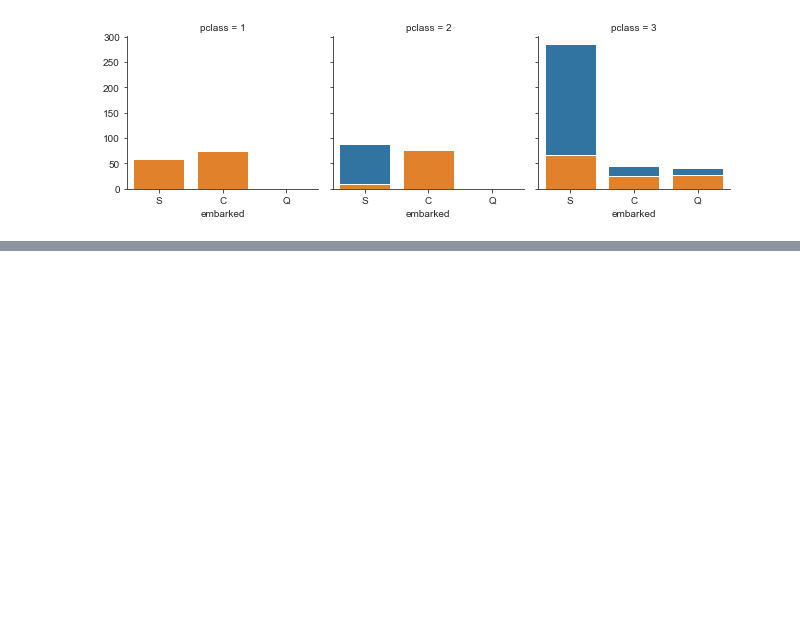
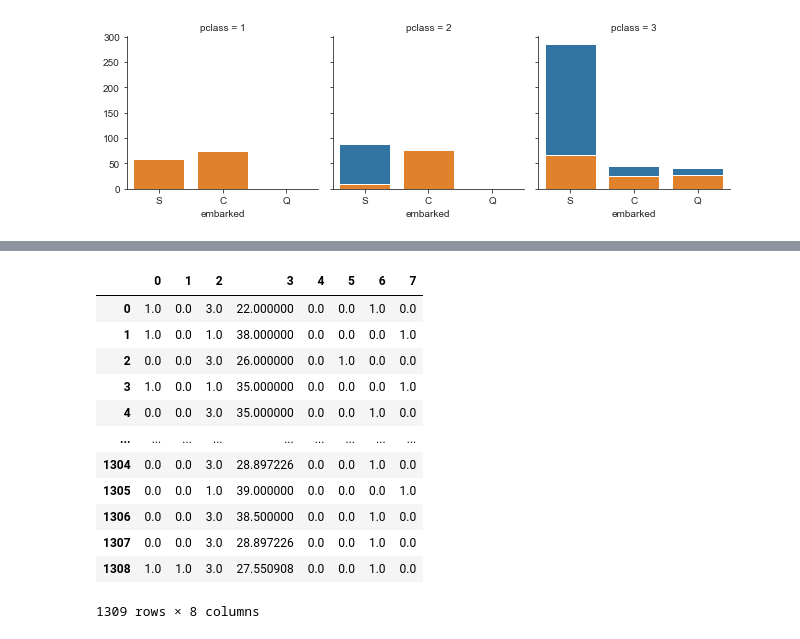
Before and after one commit to sumedhmanwar/Titanic-Machine-Learning-from-Disaster, a Jupyter notebook: TitanicNB.ipynb, the cells around one changed output, grey strips where cells are left out. Saved outputs shown, nothing was run; the diff lists cells and outputs as text; code cells hidden in the pictures; blank space fills up the shorter version.

```diff
--- a/TitanicNB.ipynb
+++ b/TitanicNB.ipynb
@@ -598,0 +500,18 @@ embarked_plot = embarked_plot.map(sns.countplot,"embarked")
+# %%
+imputer1 = IterativeImputer(LinearRegression(),max_iter=10,random_state=0)
+data_combined_mod_imputed = pd.DataFrame(imputer1.fit_transform(data_combined_mod))
+data_combined_mod_imputed
+# %% [output]
+|  | 0 | 1 | 2 | 3 | 4 | 5 | 6 | 7 |
+| 0 | 1.0 | 0.0 | 3.0 | 22.000000 | 0.0 | 0.0 | 1.0 | 0.0 |
+| 1 | 1.0 | 0.0 | 1.0 | 38.000000 | 0.0 | 0.0 | 0.0 | 1.0 |
+| 2 | 0.0 | 0.0 | 3.0 | 26.000000 | 0.0 | 1.0 | 0.0 | 0.0 |
+| 3 | 1.0 | 0.0 | 1.0 | 35.000000 | 0.0 | 0.0 | 0.0 | 1.0 |
+| 4 | 0.0 | 0.0 | 3.0 | 35.000000 | 0.0 | 0.0 | 1.0 | 0.0 |
+| ... | ... | ... | ... | ... | ... | ... | ... | ... |
+| 1304 | 0.0 | 0.0 | 3.0 | 28.897226 | 0.0 | 0.0 | 1.0 | 0.0 |
+| 1305 | 0.0 | 0.0 | 1.0 | 39.000000 | 0.0 | 0.0 | 0.0 | 1.0 |
+| 1306 | 0.0 | 0.0 | 3.0 | 38.500000 | 0.0 | 0.0 | 1.0 | 0.0 |
+| 1307 | 0.0 | 0.0 | 3.0 | 28.897226 | 0.0 | 0.0 | 1.0 | 0.0 |
+| 1308 | 1.0 | 1.0 | 3.0 | 27.550908 | 0.0 | 0.0 | 1.0 | 0.0 |
+1309 rows × 8 columns
```
Also changed, not shown: parts of 19 cells of this notebook.
